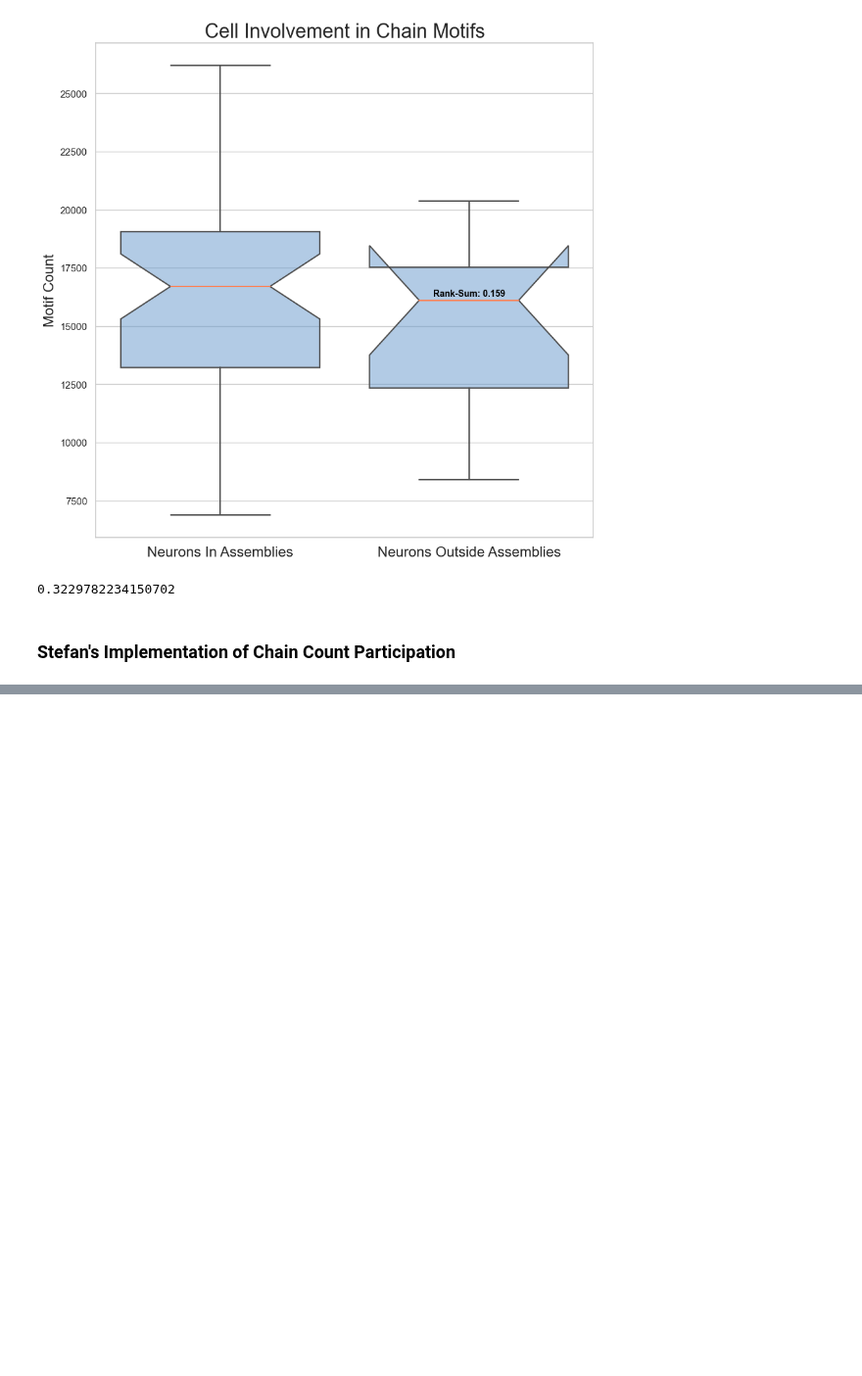
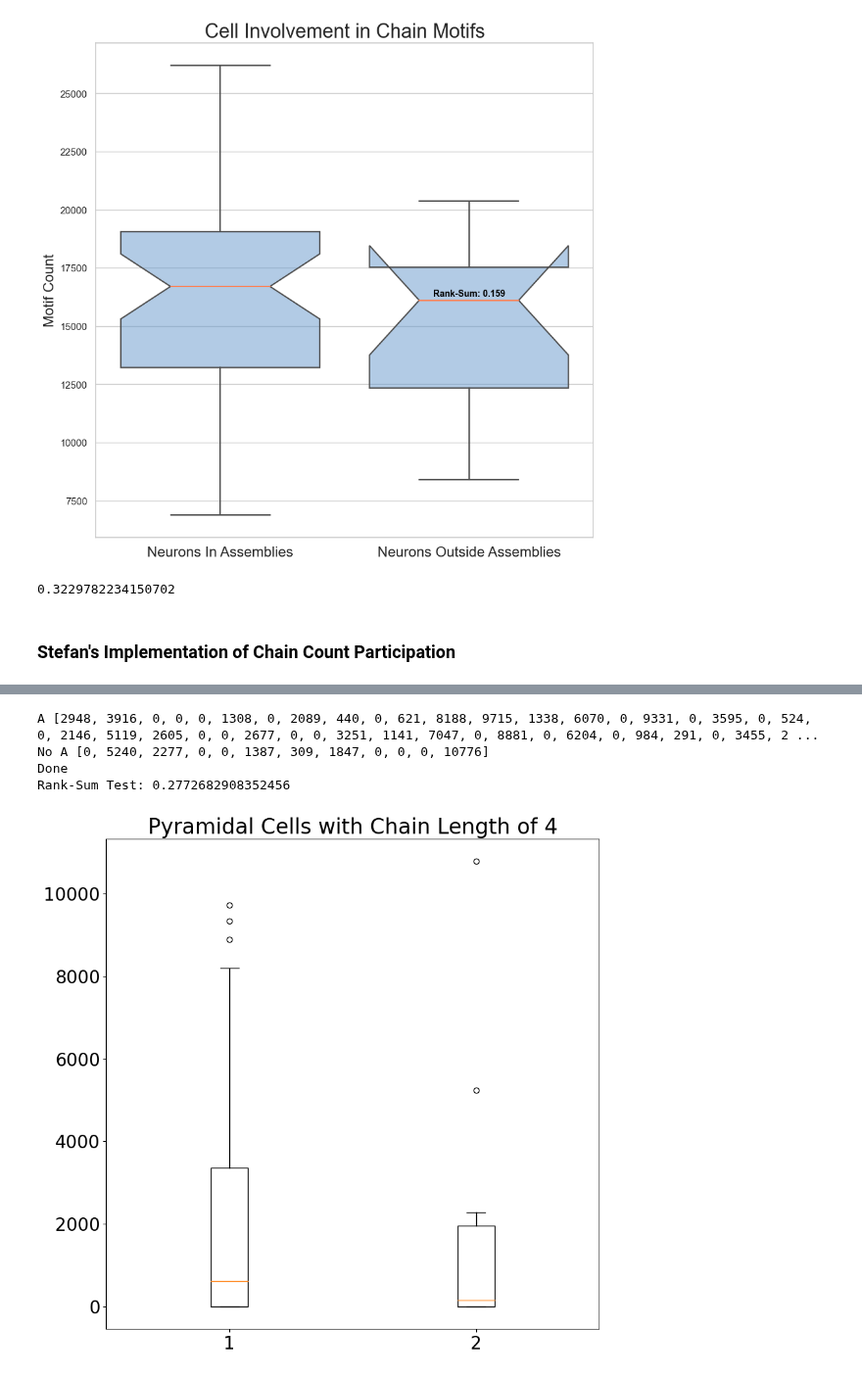
Before and after one commit to Jawagnercarena/Assembly_Organization, a Jupyter notebook: AssemblyPaperFigures/FigureCode/Figure5/Figure5.ipynb, the cells around one changed output, grey strips where cells are left out. Shown at 98% size. Drawn from its saved outputs; the diff is of its cells as text; code cells hidden in the pictures; blank space fills up the shorter version.

```diff
--- a/AssemblyPaperFigures/FigureCode/Figure5/Figure5.ipynb
+++ b/AssemblyPaperFigures/FigureCode/Figure5/Figure5.ipynb
@@ -598,0 +627,8 @@ stats.ranksums(np.array(pooled_assembly_cell_participation).flatten(), np.array(
+# %%
+motif_produce_boxplot(pyr_cells_four_chain_results_array, just_pyramidal = True, chain_num = 4)
+# %% [output]
+A [2948, 3916, 0, 0, 0, 1308, 0, 2089, 440, 0, 621, 8188, 9715, 1338, 6070, 0, 9331, 0, 3595, 0, 524, 0, 2146, 5119, 2605, 0, 0, 2677, 0, 0, 3251, 1141, 7047, 0, 8881, 0, 6204, 0, 984, 291, 0, 3455, 2 ...
+No A [0, 5240, 2277, 0, 0, 1387, 309, 1847, 0, 0, 0, 10776]
+Done
+Rank-Sum Test: 0.2772682908352456
+[figure, added]
```
Also changed, not shown: parts of 8 cells of this notebook, 3 other files.
